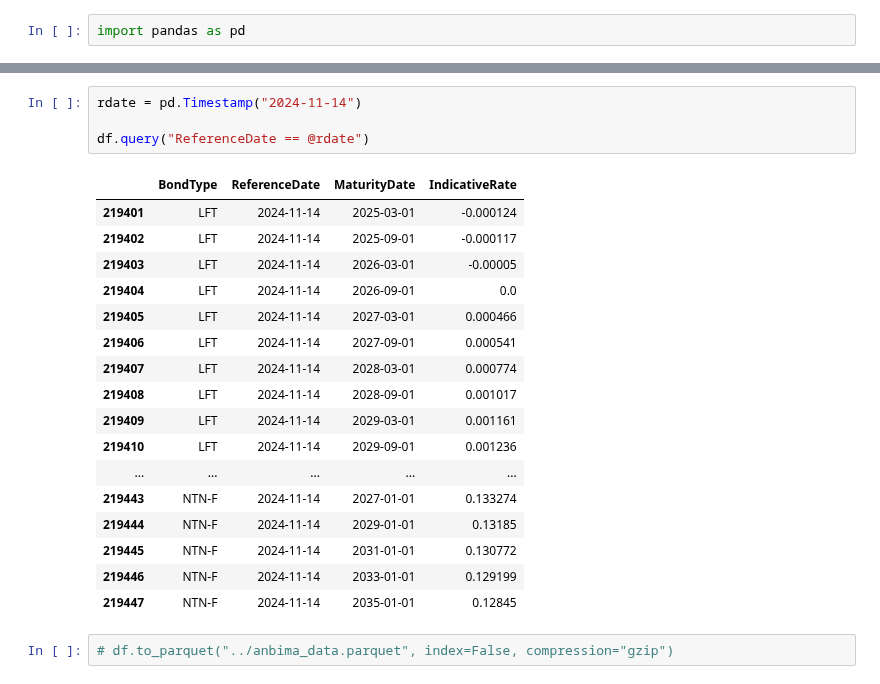
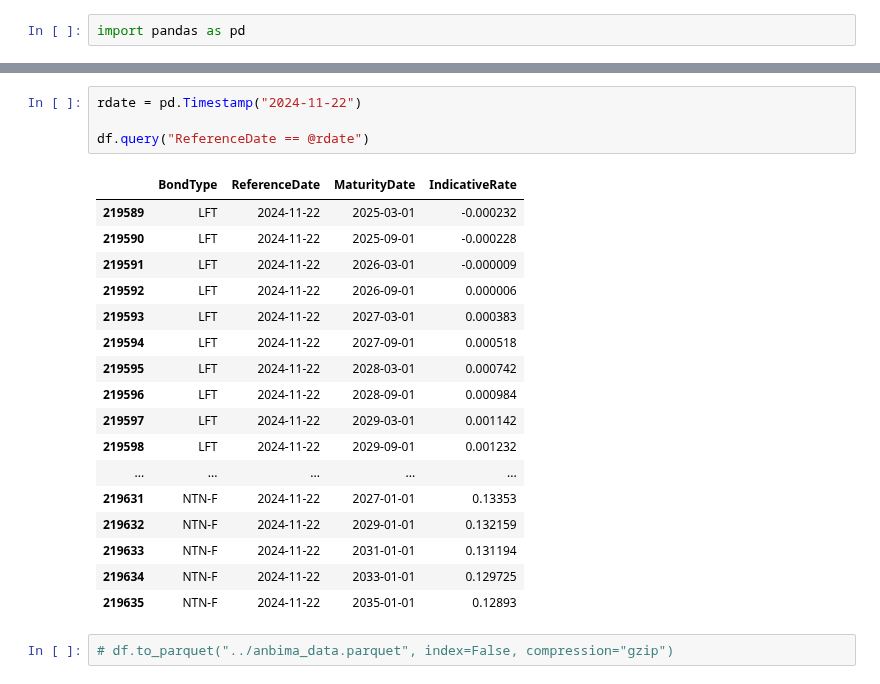
Before and after one commit to crdcj/pyield-data, a Jupyter notebook: notebooks/check_files.ipynb, the cells around one changed output, grey strips where cells are left out. Saved outputs shown, nothing was run; the diff lists cells and outputs as text.

```diff
--- a/notebooks/check_files.ipynb
+++ b/notebooks/check_files.ipynb
@@ -32,27 +32,27 @@ Data columns (total 4 columns):
 dtypes: Float64(1), datetime64[ns](2), string(1)
 memory usage: 6.9 MB
 # %%
-rdate = pd.Timestamp("2024-11-14")
+rdate = pd.Timestamp("2024-11-22")
 
 df.query("ReferenceDate == @rdate")
 # %% [output]
 |  | BondType | ReferenceDate | MaturityDate | IndicativeRate |
-| 219401 | LFT | 2024-11-14 | 2025-03-01 | -0.000124 |
-| 219402 | LFT | 2024-11-14 | 2025-09-01 | -0.000117 |
-| 219403 | LFT | 2024-11-14 | 2026-03-01 | -0.00005 |
-| 219404 | LFT | 2024-11-14 | 2026-09-01 | 0.0 |
-| 219405 | LFT | 2024-11-14 | 2027-03-01 | 0.000466 |
-| 219406 | LFT | 2024-11-14 | 2027-09-01 | 0.000541 |
-| 219407 | LFT | 2024-11-14 | 2028-03-01 | 0.000774 |
-| 219408 | LFT | 2024-11-14 | 2028-09-01 | 0.001017 |
-| 219409 | LFT | 2024-11-14 | 2029-03-01 | 0.001161 |
-| 219410 | LFT | 2024-11-14 | 2029-09-01 | 0.001236 |
+| 219589 | LFT | 2024-11-22 | 2025-03-01 | -0.000232 |
+| 219590 | LFT | 2024-11-22 | 2025-09-01 | -0.000228 |
+| 219591 | LFT | 2024-11-22 | 2026-03-01 | -0.000009 |
+| 219592 | LFT | 2024-11-22 | 2026-09-01 | 0.000006 |
+| 219593 | LFT | 2024-11-22 | 2027-03-01 | 0.000383 |
+| 219594 | LFT | 2024-11-22 | 2027-09-01 | 0.000518 |
+| 219595 | LFT | 2024-11-22 | 2028-03-01 | 0.000742 |
+| 219596 | LFT | 2024-11-22 | 2028-09-01 | 0.000984 |
+| 219597 | LFT | 2024-11-22 | 2029-03-01 | 0.001142 |
+| 219598 | LFT | 2024-11-22 | 2029-09-01 | 0.001232 |
 | ... | ... | ... | ... | ... |
-| 219443 | NTN-F | 2024-11-14 | 2027-01-01 | 0.133274 |
-| 219444 | NTN-F | 2024-11-14 | 2029-01-01 | 0.13185 |
-| 219445 | NTN-F | 2024-11-14 | 2031-01-01 | 0.130772 |
-| 219446 | NTN-F | 2024-11-14 | 2033-01-01 | 0.129199 |
-| 219447 | NTN-F | 2024-11-14 | 2035-01-01 | 0.12845 |
+| 219631 | NTN-F | 2024-11-22 | 2027-01-01 | 0.13353 |
+| 219632 | NTN-F | 2024-11-22 | 2029-01-01 | 0.132159 |
+| 219633 | NTN-F | 2024-11-22 | 2031-01-01 | 0.131194 |
+| 219634 | NTN-F | 2024-11-22 | 2033-01-01 | 0.129725 |
+| 219635 | NTN-F | 2024-11-22 | 2035-01-01 | 0.12893 |
 # %%
 # df.to_parquet("../anbima_data.parquet", index=False, compression="gzip")
 # %%
```
Also changed, not shown: parts of 3 cells of this notebook, 9 other files.
